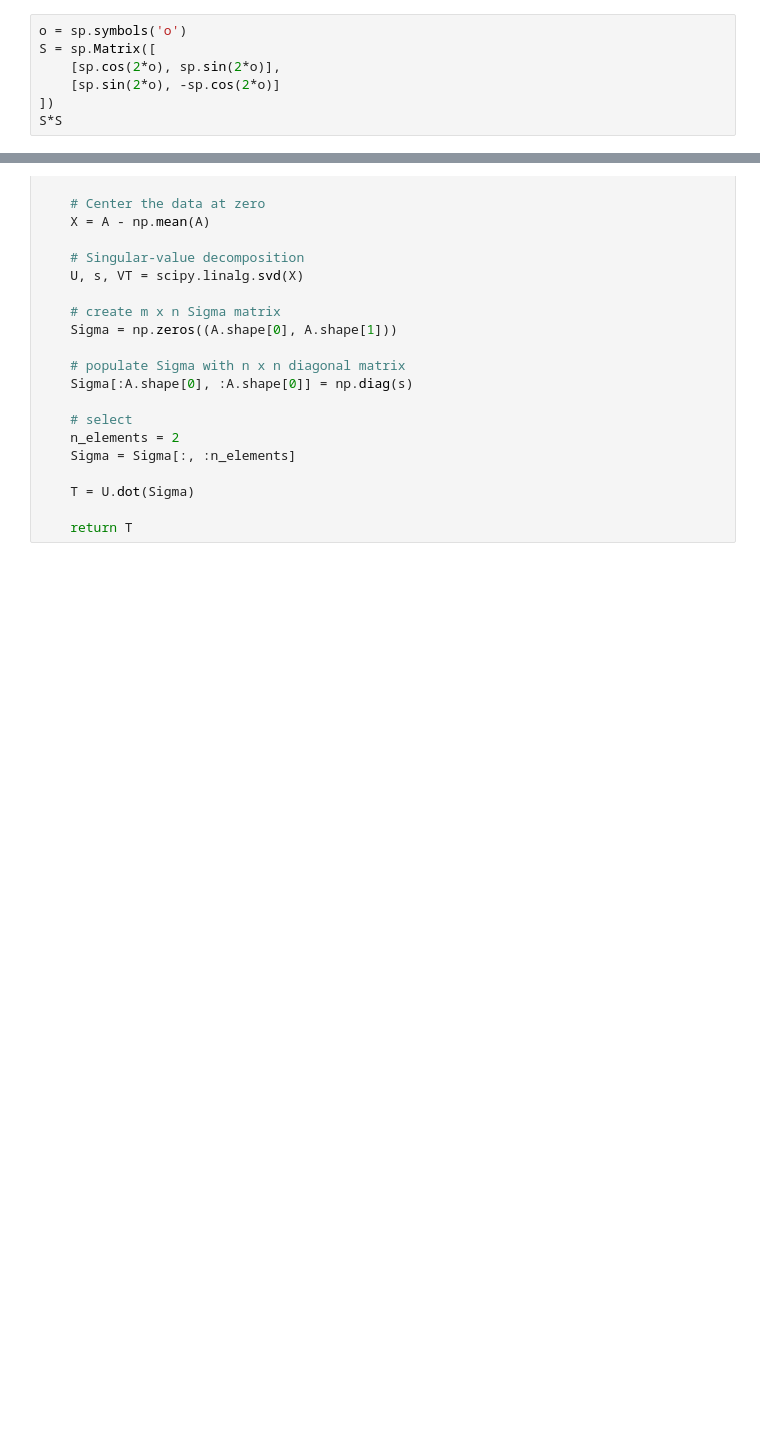
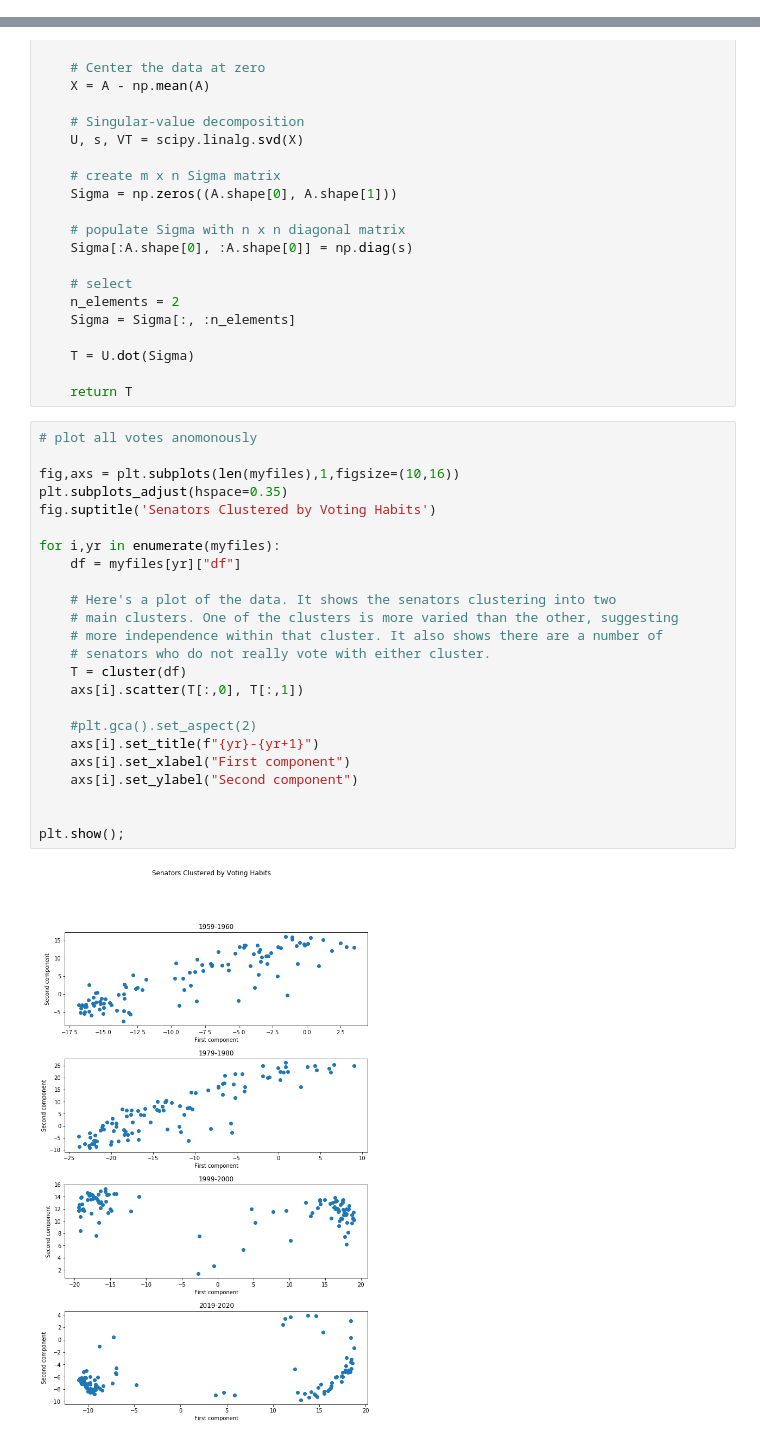
Before and after one commit to kegedy/EE502P, a Jupyter notebook: hw/kevin/HW04.ipynb, the cells around one changed output, grey strips where cells are left out. Drawn from its saved outputs; the diff is of its cells as text; blank space fills up the shorter version.

```diff
--- a/hw/kevin/HW04.ipynb
+++ b/hw/kevin/HW04.ipynb
@@ -723,10 +737,3 @@ y \\
 x
 \end{pmatrix}
 $$
-# %%
-o = sp.symbols('o')
-S = sp.Matrix([
-    [sp.cos(2*o), sp.sin(2*o)],
-    [sp.sin(2*o), -sp.cos(2*o)]
-])
-S*S
@@ -1181,3 +1278,29 @@ def cluster(df):
     T = U.dot(Sigma)
 
     return T
+# %%
+# plot all votes anomonously
+
+fig,axs = plt.subplots(len(myfiles),1,figsize=(10,16))
+plt.subplots_adjust(hspace=0.35)
+fig.suptitle('Senators Clustered by Voting Habits')
+
+for i,yr in enumerate(myfiles):
+    df = myfiles[yr]["df"]
+
+    # Here's a plot of the data. It shows the senators clustering into two
+    # main clusters. One of the clusters is more varied than the other, suggesting
+    # more independence within that cluster. It also shows there are a number of
+    # senators who do not really vote with either cluster.
+    T = cluster(df)
+    axs[i].scatter(T[:,0], T[:,1])
+
+    #plt.gca().set_aspect(2)
+    axs[i].set_title(f"{yr}-{yr+1}")
+    axs[i].set_xlabel("First component")
+    axs[i].set_ylabel("Second component")
+
+
+plt.show();
+# %% [output]
+[figure, added]
```
Also changed, not shown: parts of 30 cells of this notebook.
